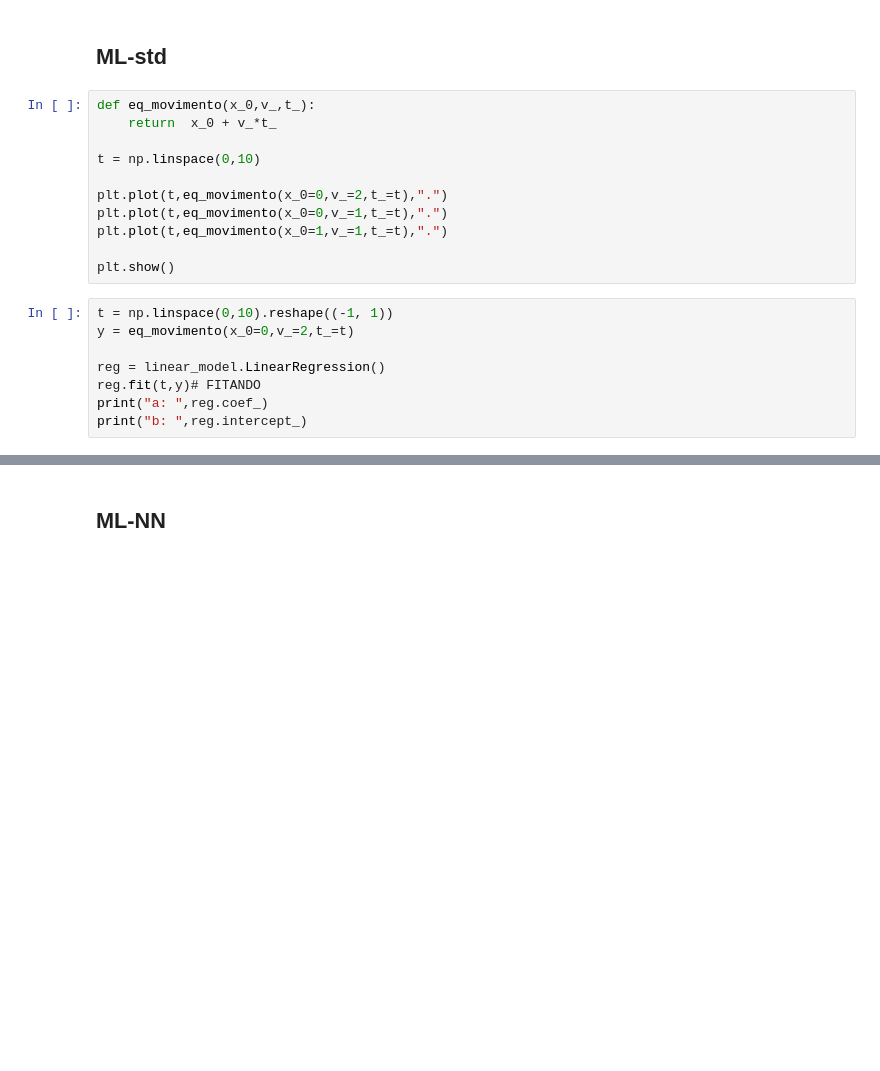
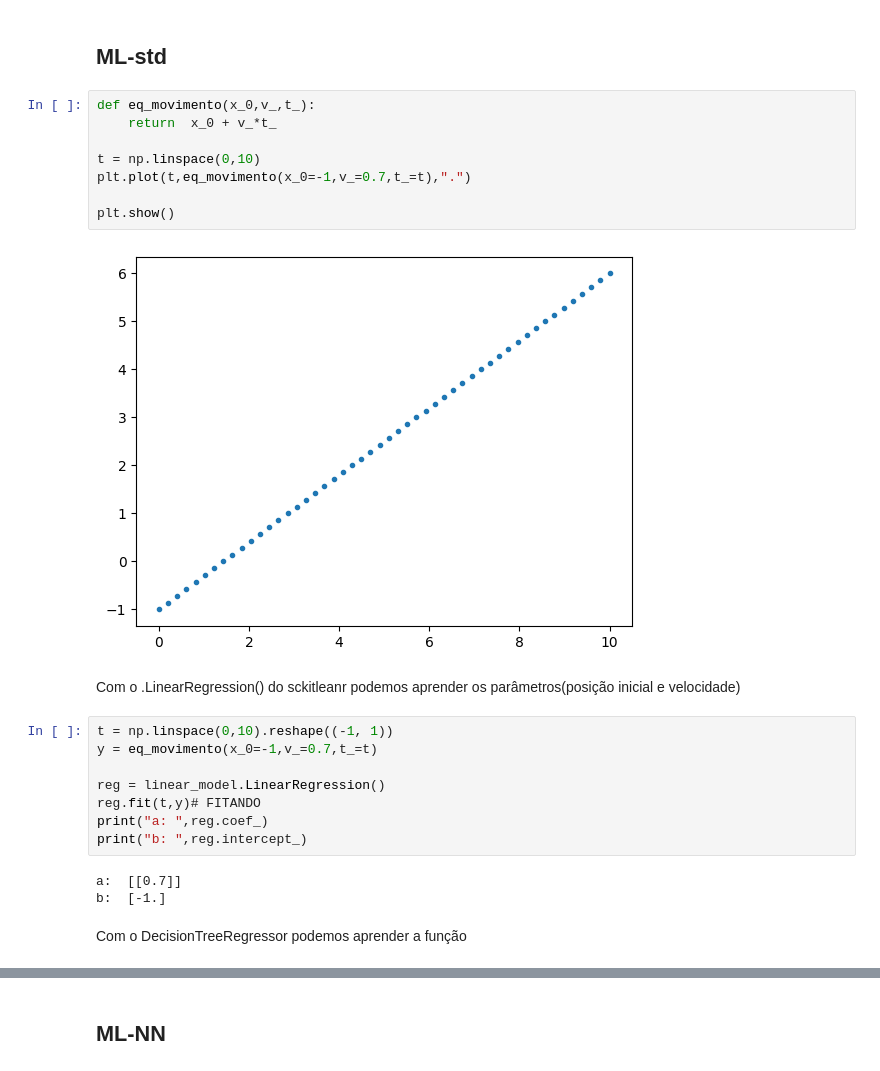
Before and after one commit to GubioGL/MachineLearning, a Jupyter notebook: # ML-apply-in-Physics/MLinregression.ipynb, the cells around one changed output, grey strips where cells are left out. Drawn from its saved outputs; the diff is of its cells as text; blank space fills up the shorter version.

```diff
--- a/# ML-apply-in-Physics/MLinregression.ipynb
+++ b/# ML-apply-in-Physics/MLinregression.ipynb
@@ -16,22 +15,28 @@ import numpy as np
 # %%
 def eq_movimento(x_0,v_,t_):
     return  x_0 + v_*t_
 
 t = np.linspace(0,10)
-
-plt.plot(t,eq_movimento(x_0=0,v_=2,t_=t),".")
-plt.plot(t,eq_movimento(x_0=0,v_=1,t_=t),".")
-plt.plot(t,eq_movimento(x_0=1,v_=1,t_=t),".")
+plt.plot(t,eq_movimento(x_0=-1,v_=0.7,t_=t),".")
 
 plt.show()
+# %% [output]
+[figure, added]
+# %% [markdown]
+Com o .LinearRegression() do sckitleanr podemos aprender os parâmetros(posição inicial e velocidade)
 # %%
 t = np.linspace(0,10).reshape((-1, 1))
-y = eq_movimento(x_0=0,v_=2,t_=t)
+y = eq_movimento(x_0=-1,v_=0.7,t_=t)
 
 reg = linear_model.LinearRegression()
 reg.fit(t,y)# FITANDO
 print("a: ",reg.coef_)
 print("b: ",reg.intercept_)
+# %% [output]
+a:  [[0.7]]
+b:  [-1.]
+# %% [markdown]
+Com o DecisionTreeRegressor podemos aprender a função
 # %%
 from sklearn.tree import DecisionTreeRegressor
 
```
Also changed, not shown: parts of 25 cells of this notebook.
